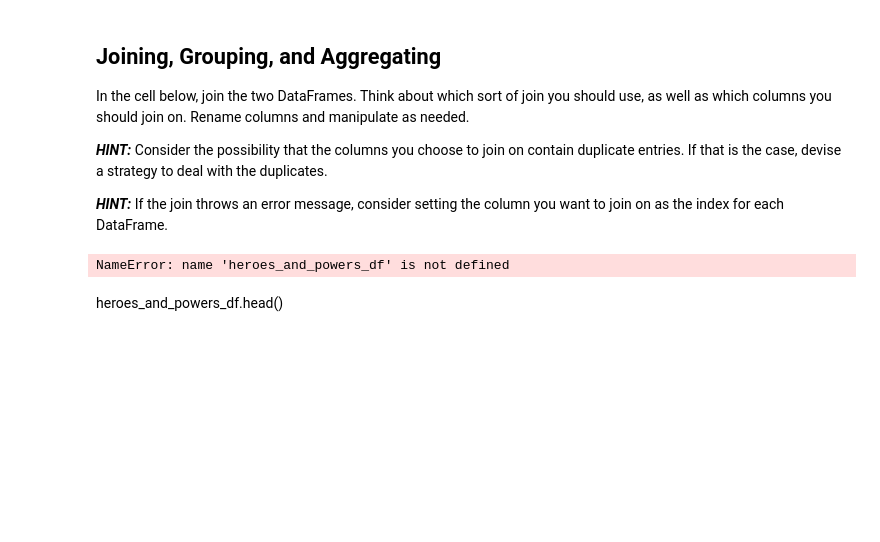
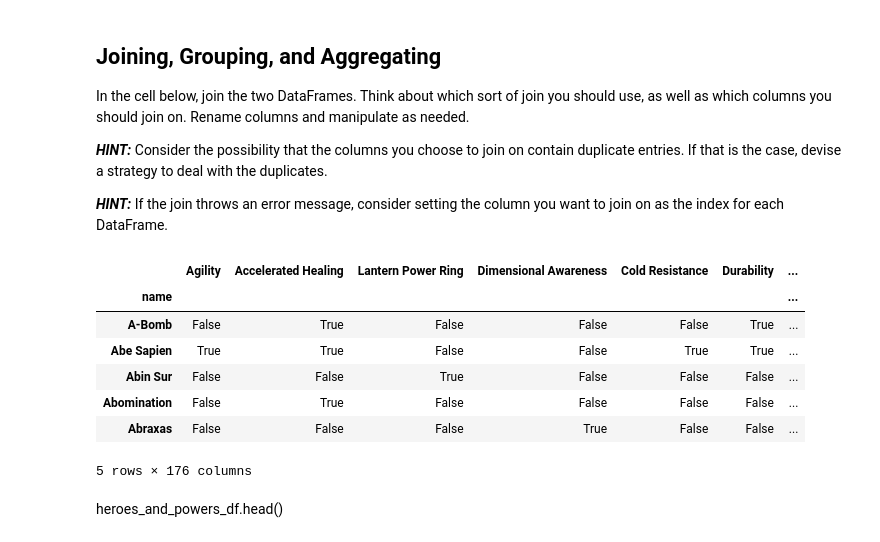
Before and after one commit to ravaxis/dsc-data-cleaning-project-nyc-ds-082619, a Jupyter notebook: index.ipynb, the cells around one changed output. Drawn from its saved outputs; the diff is of its cells as text; code cells hidden in the pictures; blank space fills up the shorter version.

```diff
--- a/index.ipynb
+++ b/index.ipynb
@@ -134,9 +134,16 @@ powers_df = powers_df.astype('str')
 # %%
 combined_df = powers_df.set_index('name').join(heroes_df.set_index('name'), how='inner')
 # %%
-heroes_and_powers_df.head()
+combined_df.head()
 # %% [output]
+|  | Agility | Accelerated Healing | Lantern Power Ring | Dimensional Awareness | Cold Resistance | Durability | ... |
+| name |  |  |  |  |  |  | ... |
+| A-Bomb | False | True | False | False | False | True | ... |
+| Abe Sapien | True | True | False | False | True | True | ... |
+| Abin Sur | False | False | True | False | False | False | ... |
+| Abomination | False | True | False | False | False | False | ... |
+| Abraxas | False | False | False | True | False | False | ... |
-NameError: name 'heroes_and_powers_df' is not defined
+5 rows × 176 columns
 # %% [markdown]
 heroes_and_powers_df.head()
 # %% [markdown]
```
